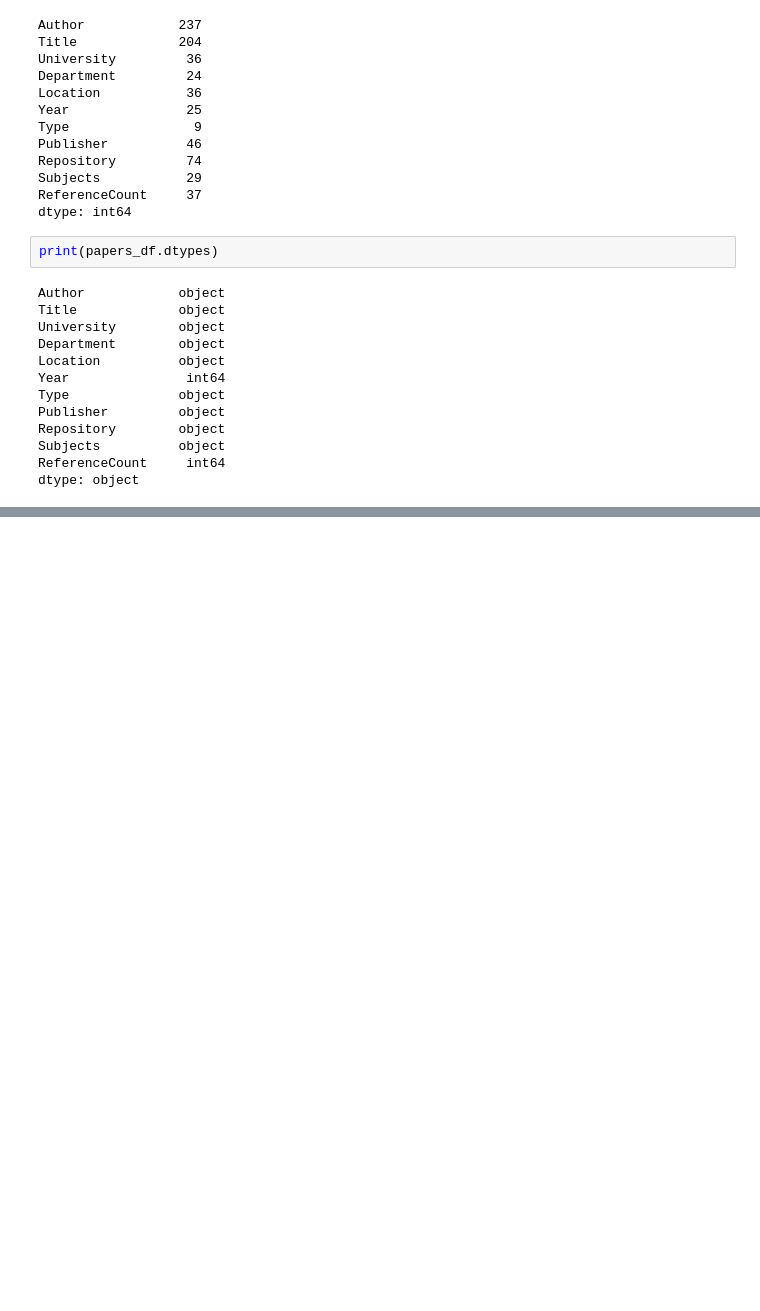
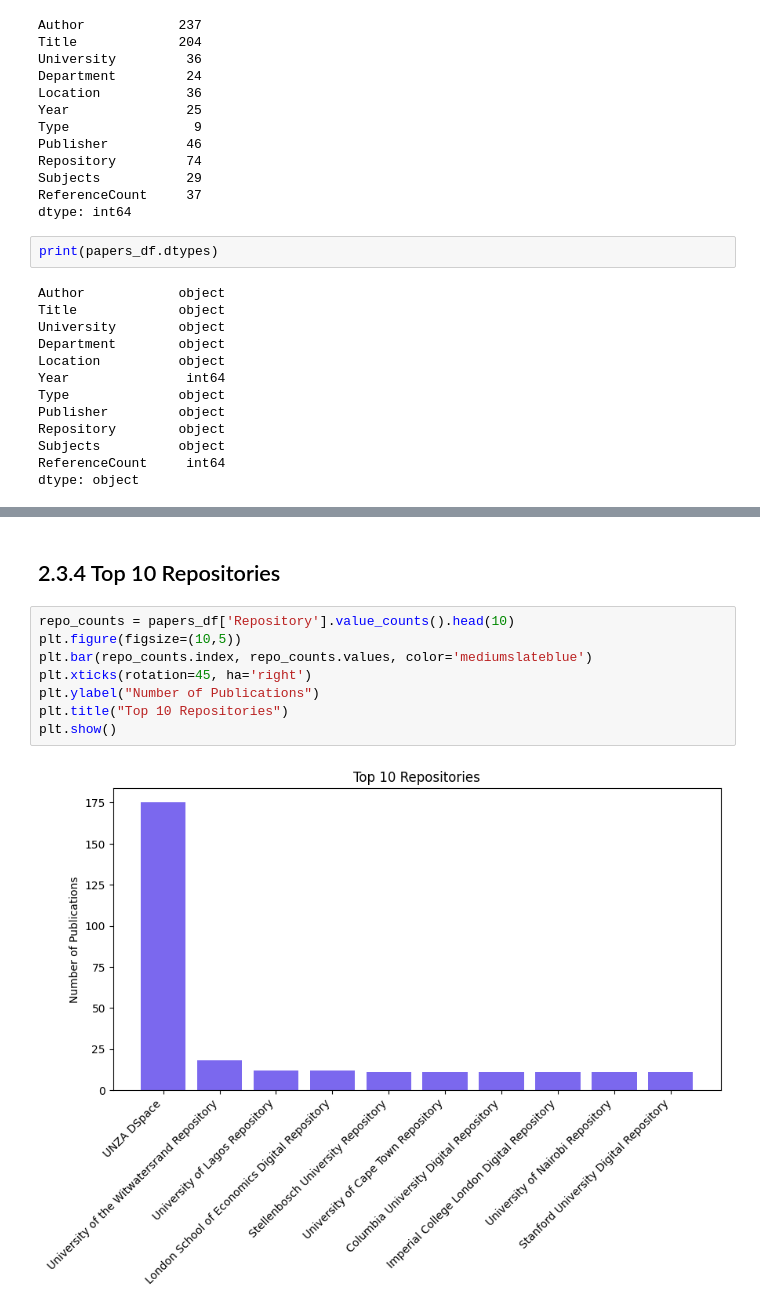
Before and after one commit to JakeSparrow1/project_team_20, a Jupyter notebook: shared_group_notebook.ipynb, the cells around one changed output, grey strips where cells are left out. Saved outputs shown, nothing was run; the diff lists cells and outputs as text; blank space fills up the shorter version.

```diff
--- a/shared_group_notebook.ipynb
+++ b/shared_group_notebook.ipynb
@@ -801,0 +202,12 @@ Warning: Total number of columns (39) exceeds max_columns (20) limiting to first
+# %% [markdown]
+## 2.3.4 Top 10 Repositories
+# %%
+repo_counts = papers_df['Repository'].value_counts().head(10)
+plt.figure(figsize=(10,5))
+plt.bar(repo_counts.index, repo_counts.values, color='mediumslateblue')
+plt.xticks(rotation=45, ha='right')
+plt.ylabel("Number of Publications")
+plt.title("Top 10 Repositories")
+plt.show()
+# %% [output]
+[figure, added]
```
Also changed, not shown: parts of 54 cells of this notebook.
